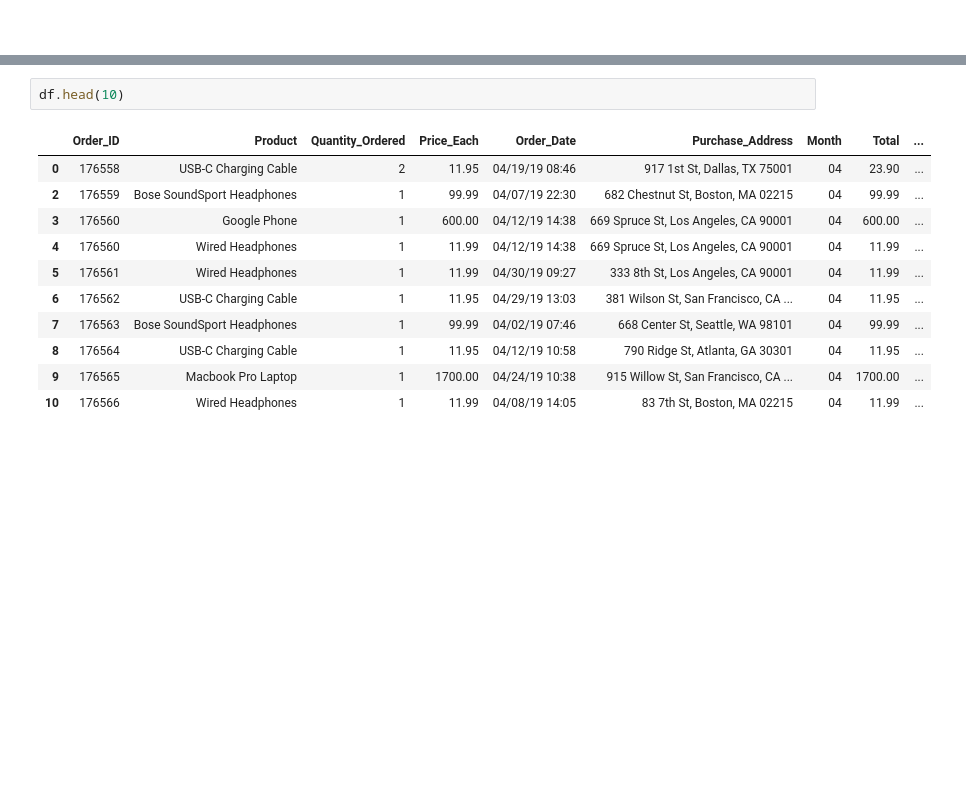
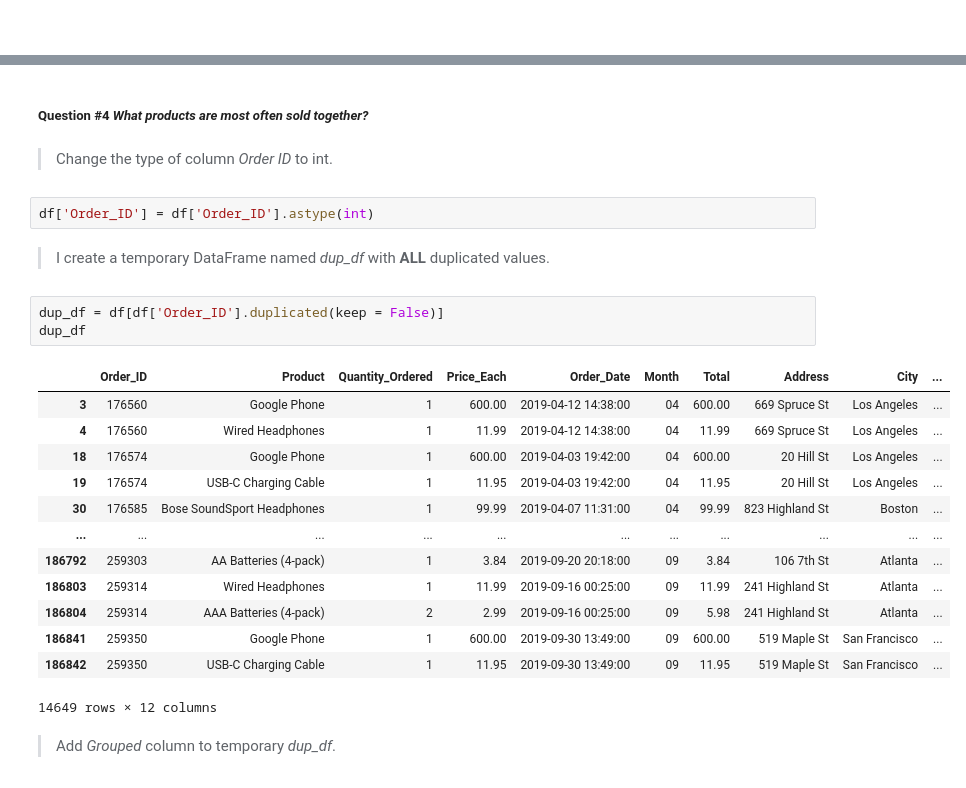
Before and after one commit to ChrisDiamantis99/Pandas-Data-Sales-Analysis, a Jupyter notebook: Sales_Notebook.ipynb, the cells around one changed output, grey strips where cells are left out. Cells and saved outputs as stored; diff of their text form; blank space fills up the shorter version.

```diff
--- a/Sales_Notebook.ipynb
+++ b/Sales_Notebook.ipynb
@@ -185,14 +218,27 @@ $$
-# %%
-df.head(10)
-# %% [output]
-|  | Order_ID | Product | Quantity_Ordered | Price_Each | Order_Date | Purchase_Address | Month | Total | ... |
-| 0 | 176558 | USB-C Charging Cable | 2 | 11.95 | 04/19/19 08:46 | 917 1st St, Dallas, TX 75001 | 04 | 23.90 | ... |
-| 2 | 176559 | Bose SoundSport Headphones | 1 | 99.99 | 04/07/19 22:30 | 682 Chestnut St, Boston, MA 02215 | 04 | 99.99 | ... |
-| 3 | 176560 | Google Phone | 1 | 600.00 | 04/12/19 14:38 | 669 Spruce St, Los Angeles, CA 90001 | 04 | 600.00 | ... |
-| 4 | 176560 | Wired Headphones | 1 | 11.99 | 04/12/19 14:38 | 669 Spruce St, Los Angeles, CA 90001 | 04 | 11.99 | ... |
-| 5 | 176561 | Wired Headphones | 1 | 11.99 | 04/30/19 09:27 | 333 8th St, Los Angeles, CA 90001 | 04 | 11.99 | ... |
-| 6 | 176562 | USB-C Charging Cable | 1 | 11.95 | 04/29/19 13:03 | 381 Wilson St, San Francisco, CA ... | 04 | 11.95 | ... |
-| 7 | 176563 | Bose SoundSport Headphones | 1 | 99.99 | 04/02/19 07:46 | 668 Center St, Seattle, WA 98101 | 04 | 99.99 | ... |
-| 8 | 176564 | USB-C Charging Cable | 1 | 11.95 | 04/12/19 10:58 | 790 Ridge St, Atlanta, GA 30301 | 04 | 11.95 | ... |
-| 9 | 176565 | Macbook Pro Laptop | 1 | 1700.00 | 04/24/19 10:38 | 915 Willow St, San Francisco, CA ... | 04 | 1700.00 | ... |
-| 10 | 176566 | Wired Headphones | 1 | 11.99 | 04/08/19 14:05 | 83 7th St, Boston, MA 02215 | 04 | 11.99 | ... |
+# %% [markdown]
+##### **Question #4** *What products are most often sold together?*
+# %% [markdown]
+> Change the type of column *Order ID* to int.
+# %%
+df['Order_ID'] = df['Order_ID'].astype(int)
+# %% [markdown]
+> I create a temporary DataFrame named *dup_df* with **ALL** duplicated values.
+# %%
+dup_df = df[df['Order_ID'].duplicated(keep = False)]
+dup_df
+# %% [output]
+|  | Order_ID | Product | Quantity_Ordered | Price_Each | Order_Date | Month | Total | Address | City | ... |
+| 3 | 176560 | Google Phone | 1 | 600.00 | 2019-04-12 14:38:00 | 04 | 600.00 | 669 Spruce St | Los Angeles | ... |
+| 4 | 176560 | Wired Headphones | 1 | 11.99 | 2019-04-12 14:38:00 | 04 | 11.99 | 669 Spruce St | Los Angeles | ... |
+| 18 | 176574 | Google Phone | 1 | 600.00 | 2019-04-03 19:42:00 | 04 | 600.00 | 20 Hill St | Los Angeles | ... |
+| 19 | 176574 | USB-C Charging Cable | 1 | 11.95 | 2019-04-03 19:42:00 | 04 | 11.95 | 20 Hill St | Los Angeles | ... |
+| 30 | 176585 | Bose SoundSport Headphones | 1 | 99.99 | 2019-04-07 11:31:00 | 04 | 99.99 | 823 Highland St | Boston | ... |
+| ... | ... | ... | ... | ... | ... | ... | ... | ... | ... | ... |
+| 186792 | 259303 | AA Batteries (4-pack) | 1 | 3.84 | 2019-09-20 20:18:00 | 09 | 3.84 | 106 7th St | Atlanta | ... |
+| 186803 | 259314 | Wired Headphones | 1 | 11.99 | 2019-09-16 00:25:00 | 09 | 11.99 | 241 Highland St | Atlanta | ... |
+| 186804 | 259314 | AAA Batteries (4-pack) | 2 | 2.99 | 2019-09-16 00:25:00 | 09 | 5.98 | 241 Highland St | Atlanta | ... |
+| 186841 | 259350 | Google Phone | 1 | 600.00 | 2019-09-30 13:49:00 | 09 | 600.00 | 519 Maple St | San Francisco | ... |
+| 186842 | 259350 | USB-C Charging Cable | 1 | 11.95 | 2019-09-30 13:49:00 | 09 | 11.95 | 519 Maple St | San Francisco | ... |
+14649 rows × 12 columns
+# %% [markdown]
+> Add *Grouped* column to temporary *dup_df*.
```
Also changed, not shown: parts of 24 cells of this notebook.
